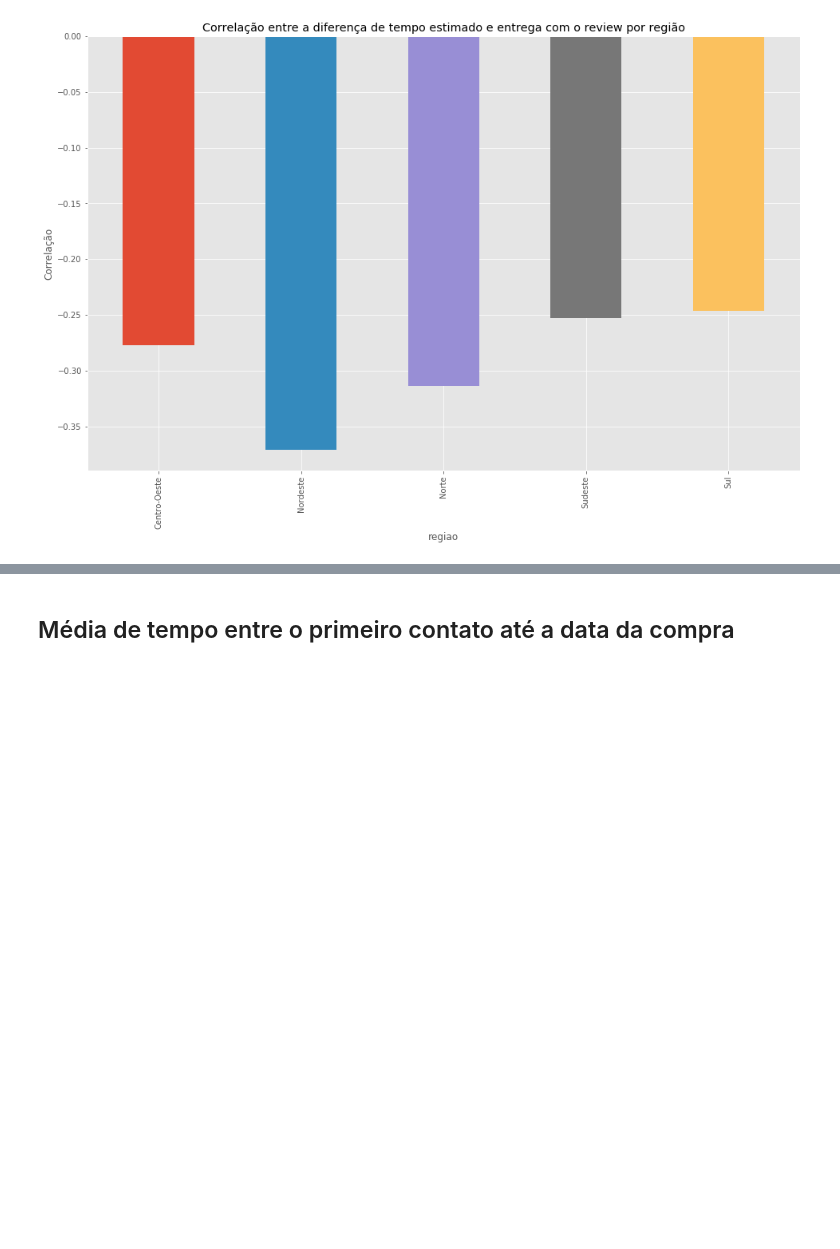
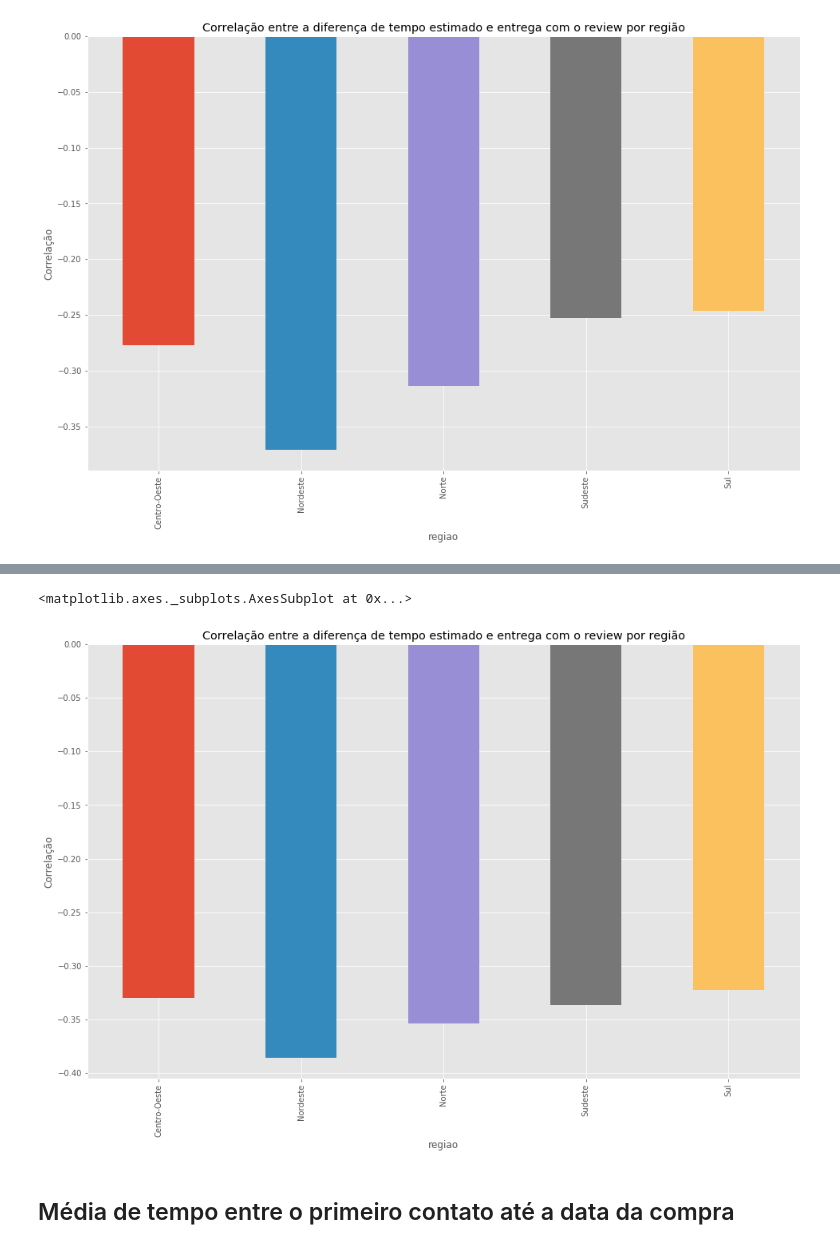
Before and after one commit to Crissky/brazilian-ecommerce, a Jupyter notebook: Notebooks/GERAL.ipynb, the cells around one changed output, grey strips where cells are left out. Cells and saved outputs as stored; diff of their text form; code cells hidden in the pictures; blank space fills up the shorter version.

Commit message:
Correlacao tempo de entrega com review

```diff
--- a/Notebooks/GERAL.ipynb
+++ b/Notebooks/GERAL.ipynb
@@ -676,0 +679,10 @@ resultado.groupby(['regiao'])['review_score'].median().plot(kind='bar')
+# %%
+local.head()
+customers_orders.head()
+
+reviews_orders.head()
+
+reviews_orders['order_purchase_timestamp'] = pd.to_datetime(reviews_orders['order_purchase_timestamp'])
+
+reviews_orders['order_delta_purchase_delivered_customer_date'] = (reviews_orders['order_delivered_customer_date'] - reviews_orders['order_purchase_timestamp']).dt.days
+reviews_orders
@@ -676,0 +716,4 @@ resultado.groupby(['regiao'])['review_score'].median().plot(kind='bar')
+# %%
+resultado_final = reviews_orders.groupby(['regiao'])[['order_delta_purchase_delivered_customer_date', 'review_score']].corr(method='pearson')
+resultado_final = resultado_final[(resultado_final['review_score'] < 1)]
+resultado_final
@@ -677,3 +728,12 @@ resultado.groupby(['regiao'])['review_score'].median().plot(kind='bar')
+# %%
+fig, ax = plt.subplots()
+plt.title('Correlação entre a diferença de tempo estimado e entrega com o review por região')
+plt.ylabel("Correlação")
+plt.xlabel("Região ")
+resultado_final.groupby(['regiao'])['review_score'].median().plot(kind='bar')
+# %% [output]
+<matplotlib.axes._subplots.AxesSubplot at 0x...>
+[figure, added]
 # %% [markdown]
 ## Média de tempo entre o primeiro contato até a data da compra
 # %%
```
Also changed, not shown: parts of 4 cells of this notebook.
